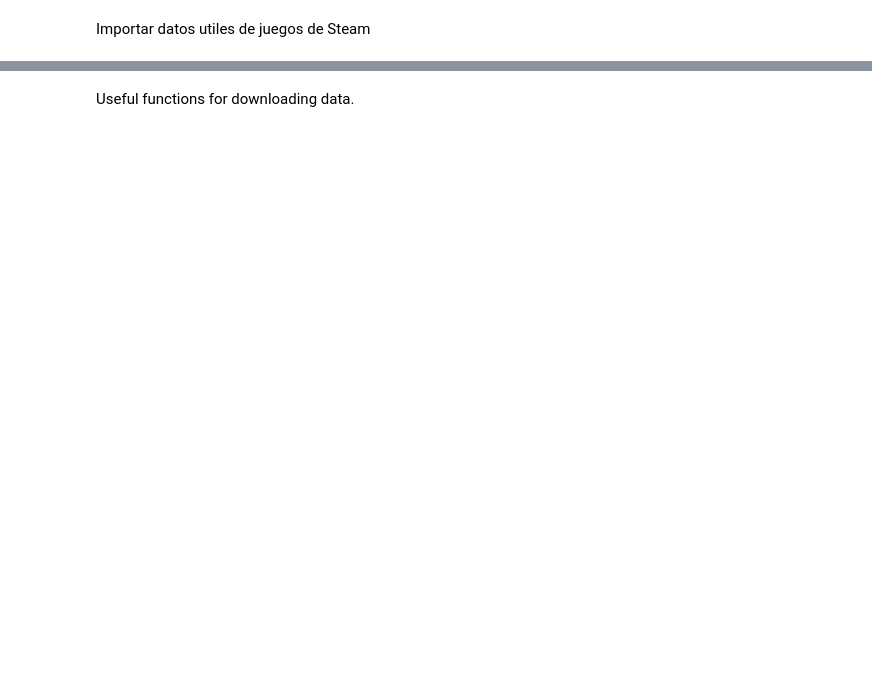
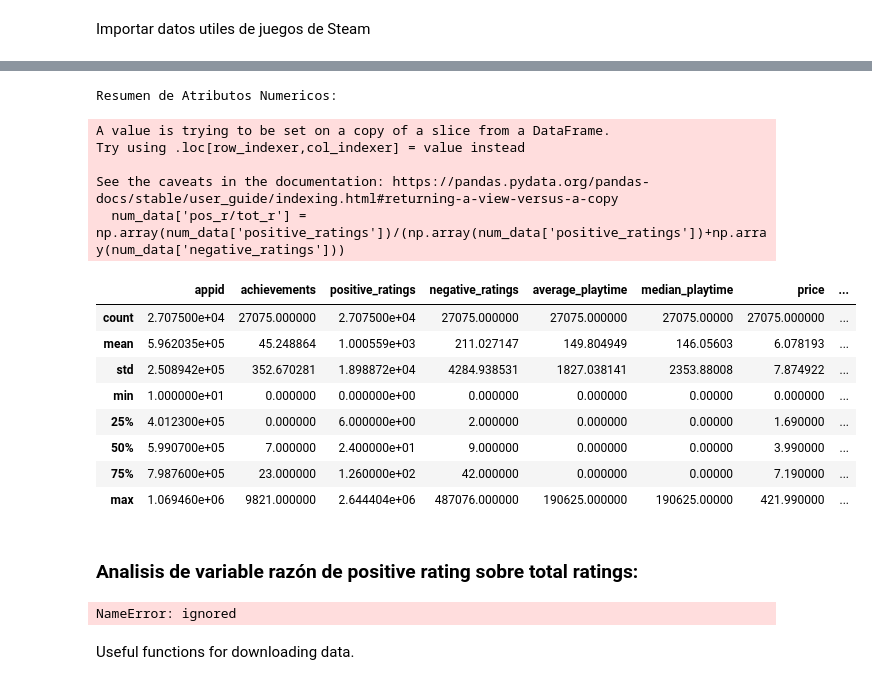
Before and after one commit to hectorjimenez12/CC5205_Proyecto, a Jupyter notebook: Hito2/01_Deteccion_Variable_Que_Hace_Exitoso_Juego.ipynb, the cells around one changed output, grey strips where cells are left out. Cells and saved outputs as stored; diff of their text form; code cells hidden in the pictures; blank space fills up the shorter version.

```diff
--- a/Hito2/01_Deteccion_Variable_Que_Hace_Exitoso_Juego.ipynb
+++ b/Hito2/01_Deteccion_Variable_Que_Hace_Exitoso_Juego.ipynb
@@ -19,0 +15,4 @@ df_steam = pd.read_csv('Datos/steam.csv')
+# %%
+url = 'https://raw.githubusercontent.com/hectorjimenez12/Mineria_Datos/main/steam.csv'
+df = pd.read_csv(url)
+df.head()
@@ -19,0 +26,5 @@ df_steam = pd.read_csv('Datos/steam.csv')
+# %%
+df = df.astype({'english':object,'required_age':object})
+print('Info:')
+print(df.info())
+types_data = df.dtypes.values
@@ -20,2 +49,30 @@ df_steam = pd.read_csv('Datos/steam.csv')
+# %%
+num_data = df[ [ df.columns[i] for i in range(len(types_data)) if types_data[i] != object  ]  ]
+print('Resumen de Atributos Numericos:')
+num_data['pos_r/tot_r'] = np.array(num_data['positive_ratings'])/(np.array(num_data['positive_ratings'])+np.array(num_data['negative_ratings']))
+numerical_successfull_var = ['por_r/tot_r']
+num_data.describe()
+# %% [output]
+Resumen de Atributos Numericos:
+A value is trying to be set on a copy of a slice from a DataFrame.
+Try using .loc[row_indexer,col_indexer] = value instead
+
+See the caveats in the documentation: https://pandas.pydata.org/pandas-docs/stable/user_guide/indexing.html#returning-a-view-versus-a-copy
+  num_data['pos_r/tot_r'] = np.array(num_data['positive_ratings'])/(np.array(num_data['positive_ratings'])+np.array(num_data['negative_ratings']))
+|  | appid | achievements | positive_ratings | negative_ratings | average_playtime | median_playtime | price | ... |
+| count | 2.707500e+04 | 27075.000000 | 2.707500e+04 | 27075.000000 | 27075.000000 | 27075.00000 | 27075.000000 | ... |
+| mean | 5.962035e+05 | 45.248864 | 1.000559e+03 | 211.027147 | 149.804949 | 146.05603 | 6.078193 | ... |
+| std | 2.508942e+05 | 352.670281 | 1.898872e+04 | 4284.938531 | 1827.038141 | 2353.88008 | 7.874922 | ... |
+| min | 1.000000e+01 | 0.000000 | 0.000000e+00 | 0.000000 | 0.000000 | 0.00000 | 0.000000 | ... |
+| 25% | 4.012300e+05 | 0.000000 | 6.000000e+00 | 2.000000 | 0.000000 | 0.00000 | 1.690000 | ... |
+| 50% | 5.990700e+05 | 7.000000 | 2.400000e+01 | 9.000000 | 0.000000 | 0.00000 | 3.990000 | ... |
+| 75% | 7.987600e+05 | 23.000000 | 1.260000e+02 | 42.000000 | 0.000000 | 0.00000 | 7.190000 | ... |
+| max | 1.069460e+06 | 9821.000000 | 2.644404e+06 | 487076.000000 | 190625.000000 | 190625.00000 | 421.990000 | ... |
+# %% [markdown]
+### Analisis de variable razón de positive rating sobre total ratings:
+# %%
+plt.scatter(y =df['pos_r/tot_r'])
+# %% [output]
+NameError: ignored
 # %% [markdown]
 Useful functions for downloading data.
```
Also changed, not shown: parts of 6 cells of this notebook.
